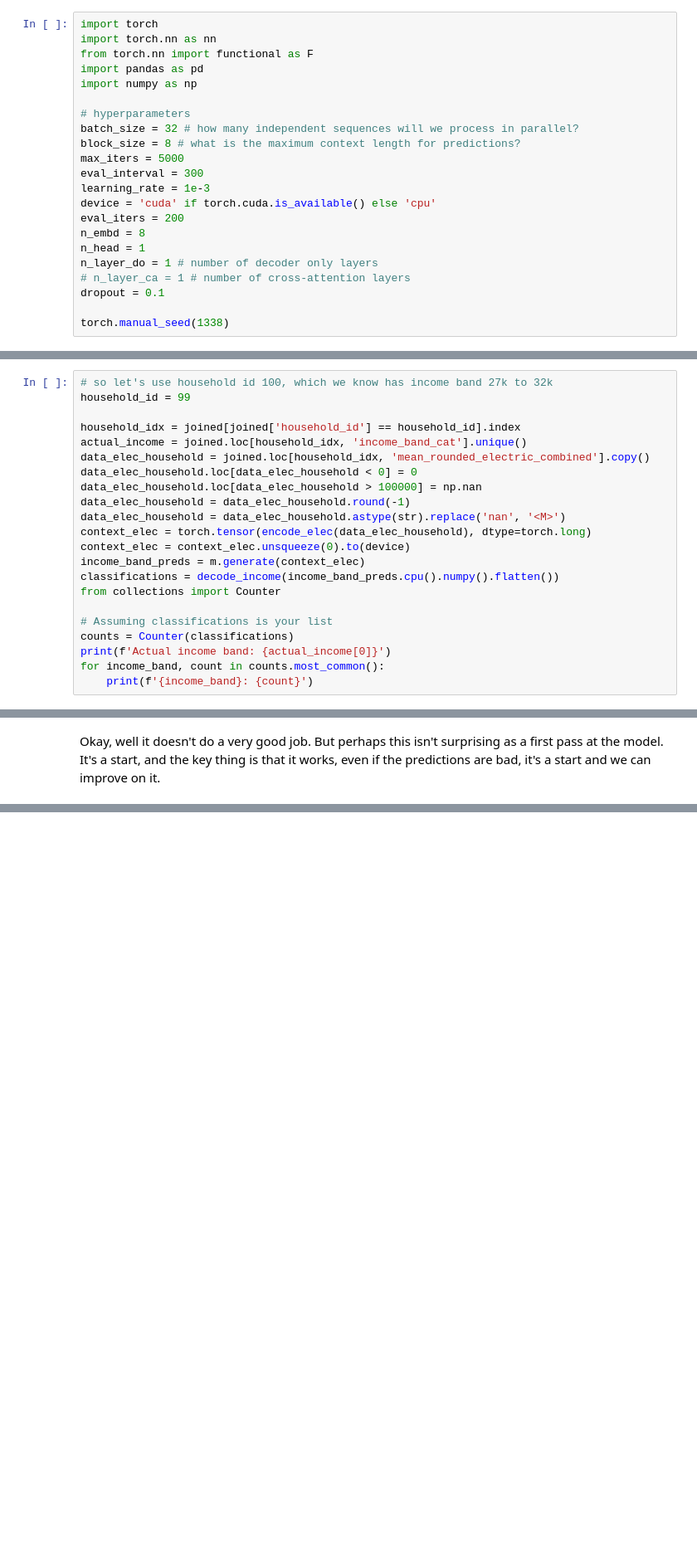
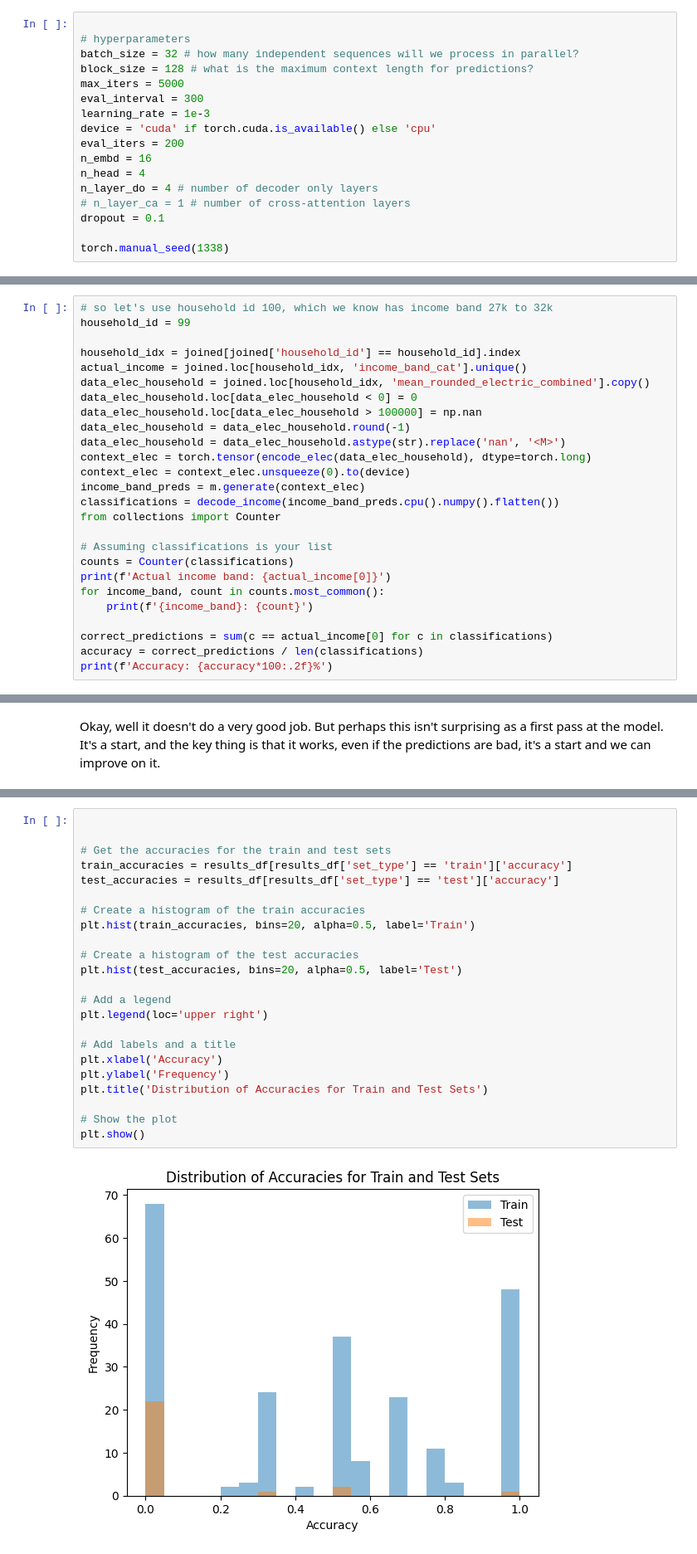
Before and after one commit to eoghanjmckenna/makemore, a Jupyter notebook: notebooks/ideal_income_prediction.ipynb, the cells around one changed output, grey strips where cells are left out. Shown: that part at 83% size. Saved outputs shown, nothing was run; the diff lists cells and outputs as text; blank space fills up the shorter version.

```diff
--- a/notebooks/ideal_income_prediction.ipynb
+++ b/notebooks/ideal_income_prediction.ipynb
@@ -92,21 +100,16 @@ Okay, so we've got 255 to work with. This is more like it. So this is going to b
 # %%
-import torch
-import torch.nn as nn
-from torch.nn import functional as F
-import pandas as pd
-import numpy as np
 
 # hyperparameters
 batch_size = 32 # how many independent sequences will we process in parallel?
-block_size = 8 # what is the maximum context length for predictions?
+block_size = 128 # what is the maximum context length for predictions?
 max_iters = 5000
 eval_interval = 300
 learning_rate = 1e-3
 device = 'cuda' if torch.cuda.is_available() else 'cpu'
 eval_iters = 200
-n_embd = 8
-n_head = 1
-n_layer_do = 1 # number of decoder only layers
+n_embd = 16
+n_head = 4
+n_layer_do = 4 # number of decoder only layers
 # n_layer_ca = 1 # number of cross-attention layers
 dropout = 0.1
 
@@ -675,5 +678,9 @@ counts = Counter(classifications)
 print(f'Actual income band: {actual_income[0]}')
 for income_band, count in counts.most_common():
     print(f'{income_band}: {count}')
+
+correct_predictions = sum(c == actual_income[0] for c in classifications)
+accuracy = correct_predictions / len(classifications)
+print(f'Accuracy: {accuracy*100:.2f}%')
 # %% [output]
 Actual income band: £90,000 or more
@@ -687,0 +785,25 @@ Okay, well it doesn't do a very good job. But perhaps this isn't surprising as a
+# %%
+
+
+# Get the accuracies for the train and test sets
+train_accuracies = results_df[results_df['set_type'] == 'train']['accuracy']
+test_accuracies = results_df[results_df['set_type'] == 'test']['accuracy']
+
+# Create a histogram of the train accuracies
+plt.hist(train_accuracies, bins=20, alpha=0.5, label='Train')
+
+# Create a histogram of the test accuracies
+plt.hist(test_accuracies, bins=20, alpha=0.5, label='Test')
+
+# Add a legend
+plt.legend(loc='upper right')
+
+# Add labels and a title
+plt.xlabel('Accuracy')
+plt.ylabel('Frequency')
+plt.title('Distribution of Accuracies for Train and Test Sets')
+
+# Show the plot
+plt.show()
+# %% [output]
+[figure, added]
```
Also changed, not shown: parts of 8 cells of this notebook.
